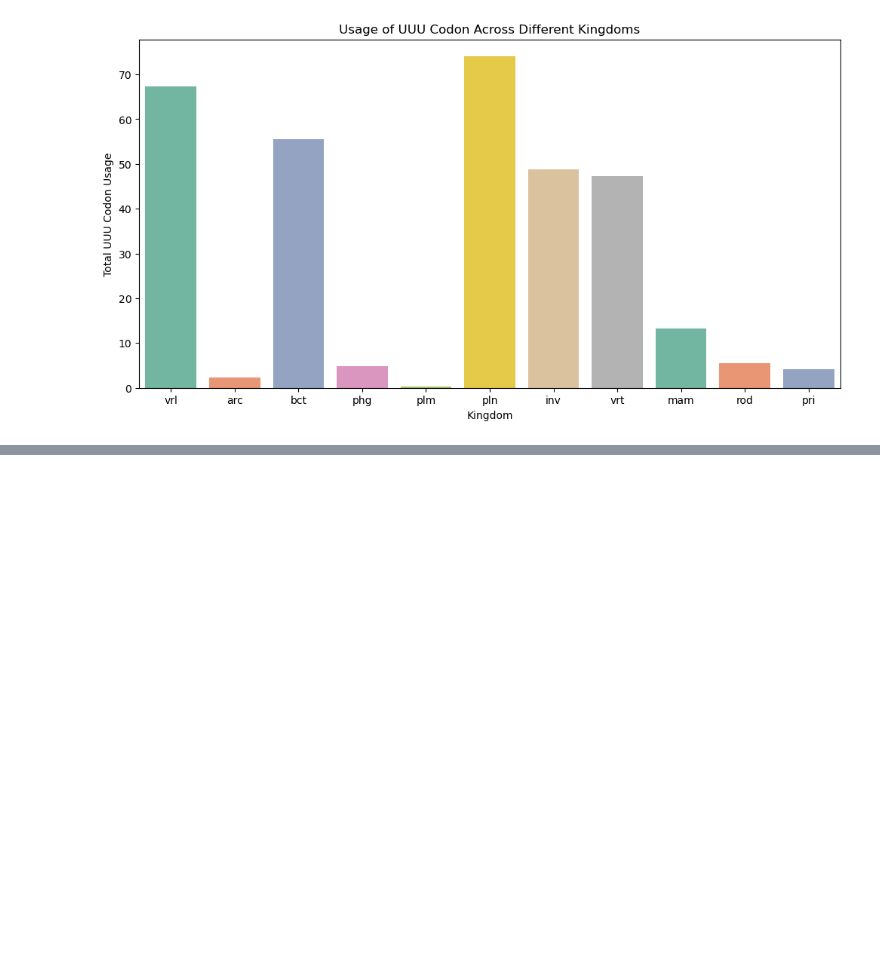
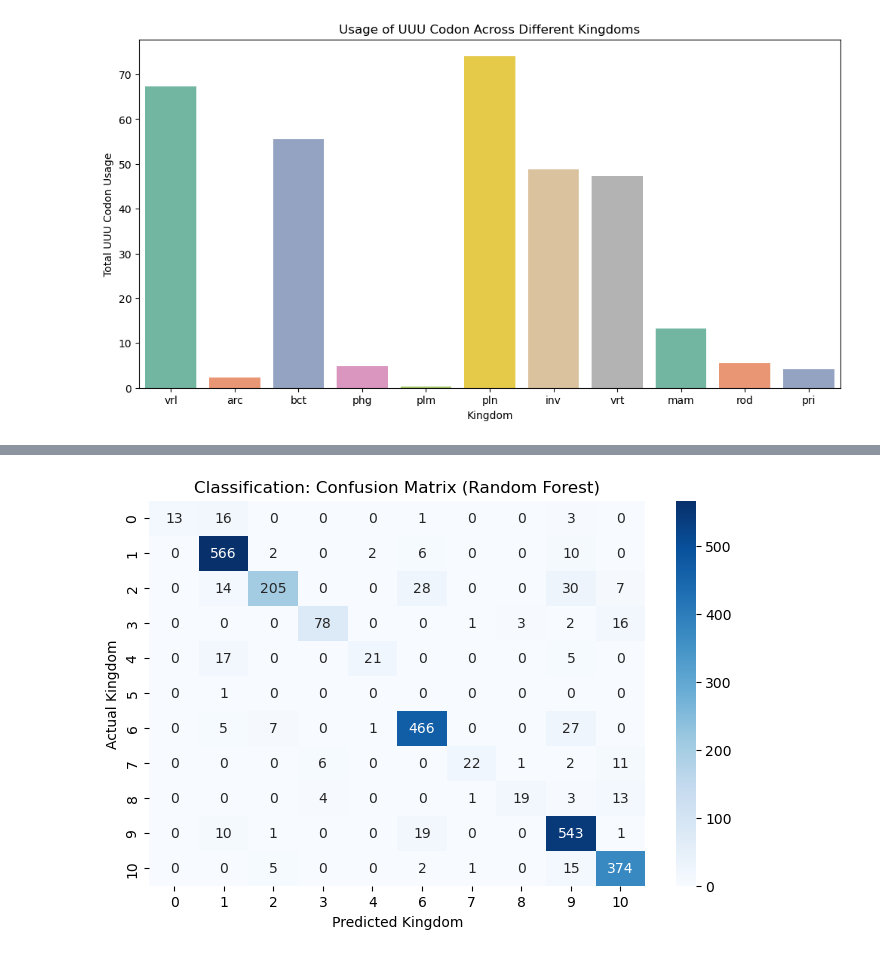
Before and after one commit to athiraparu28/Condon-usage, a Jupyter notebook: condon project.ipynb, the cells around one changed output, grey strips where cells are left out. Saved outputs shown, nothing was run; the diff lists cells and outputs as text; code cells hidden in the pictures; blank space fills up the shorter version.

```diff
--- a/condon project.ipynb
+++ b/condon project.ipynb
@@ -142,0 +246,10 @@ Passing `palette` without assigning `hue` is deprecated and will be removed in v
+# %%
+# Classification Model
+models_clf = {
+    "Logistic Regression": LogisticRegression(max_iter=500),
+    "Decision Tree": DecisionTreeClassifier(),
+    "Random Forest": RandomForestClassifier(n_estimators=50, random_state=42),
+    "Gradient Boosting": GradientBoostingClassifier(n_estimators=50, random_state=42),
+    "Support Vector": SVC(),
+    "Neural Network": MLPClassifier(hidden_layer_sizes=(100,), max_iter=500, random_state=42)
+}
@@ -142,0 +332,10 @@ Passing `palette` without assigning `hue` is deprecated and will be removed in v
+# %%
+# Visualization for Classification
+plt.figure(figsize=(8, 5))
+sns.heatmap(pd.crosstab(y_test_clf, models_clf["Random Forest"].predict(X_test_clf)), annot=True, fmt='d', cmap='Blues')
+plt.xlabel("Predicted Kingdom")
+plt.ylabel("Actual Kingdom")
+plt.title("Classification: Confusion Matrix (Random Forest)")
+plt.show()
+# %% [output]
+[figure, added]
```
Also changed, not shown: parts of 17 cells of this notebook.
